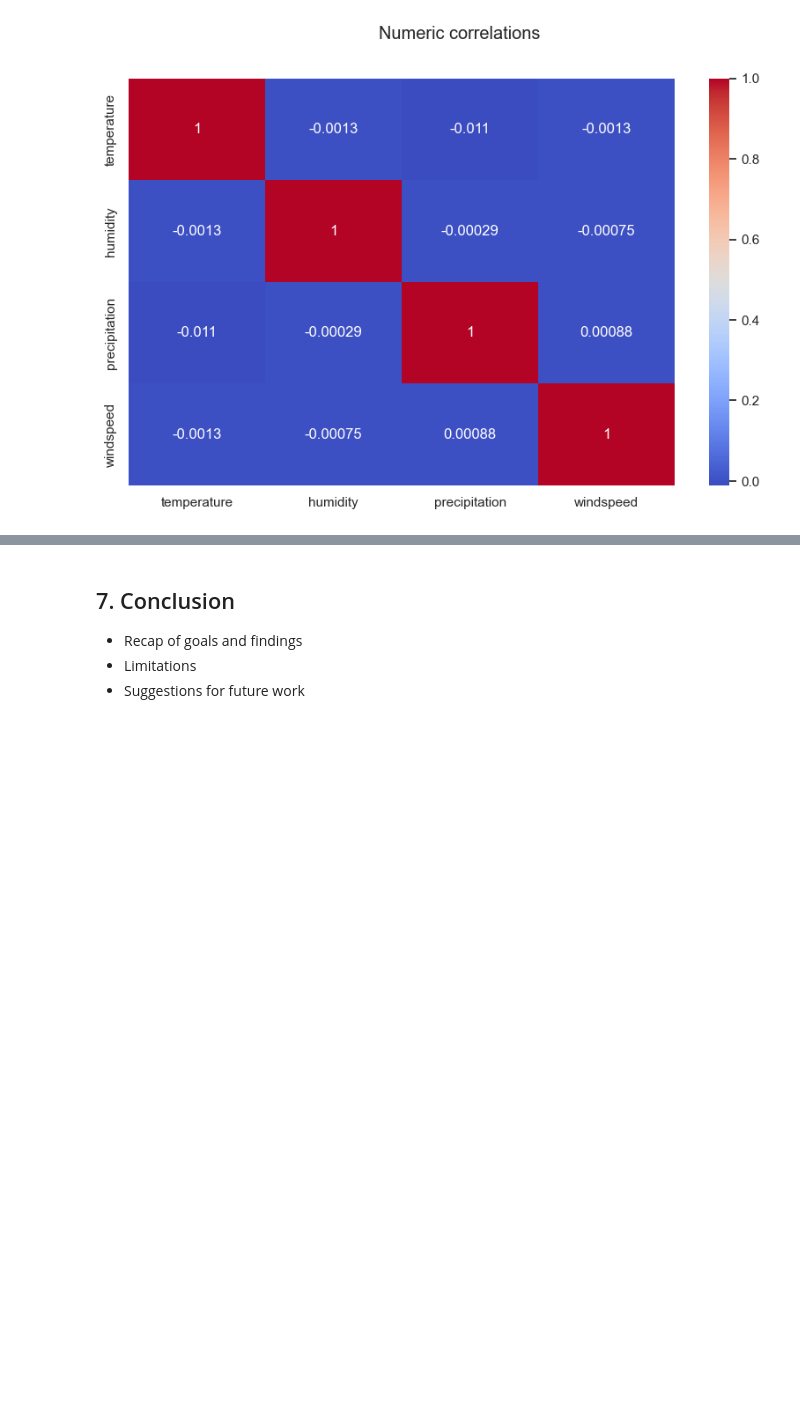
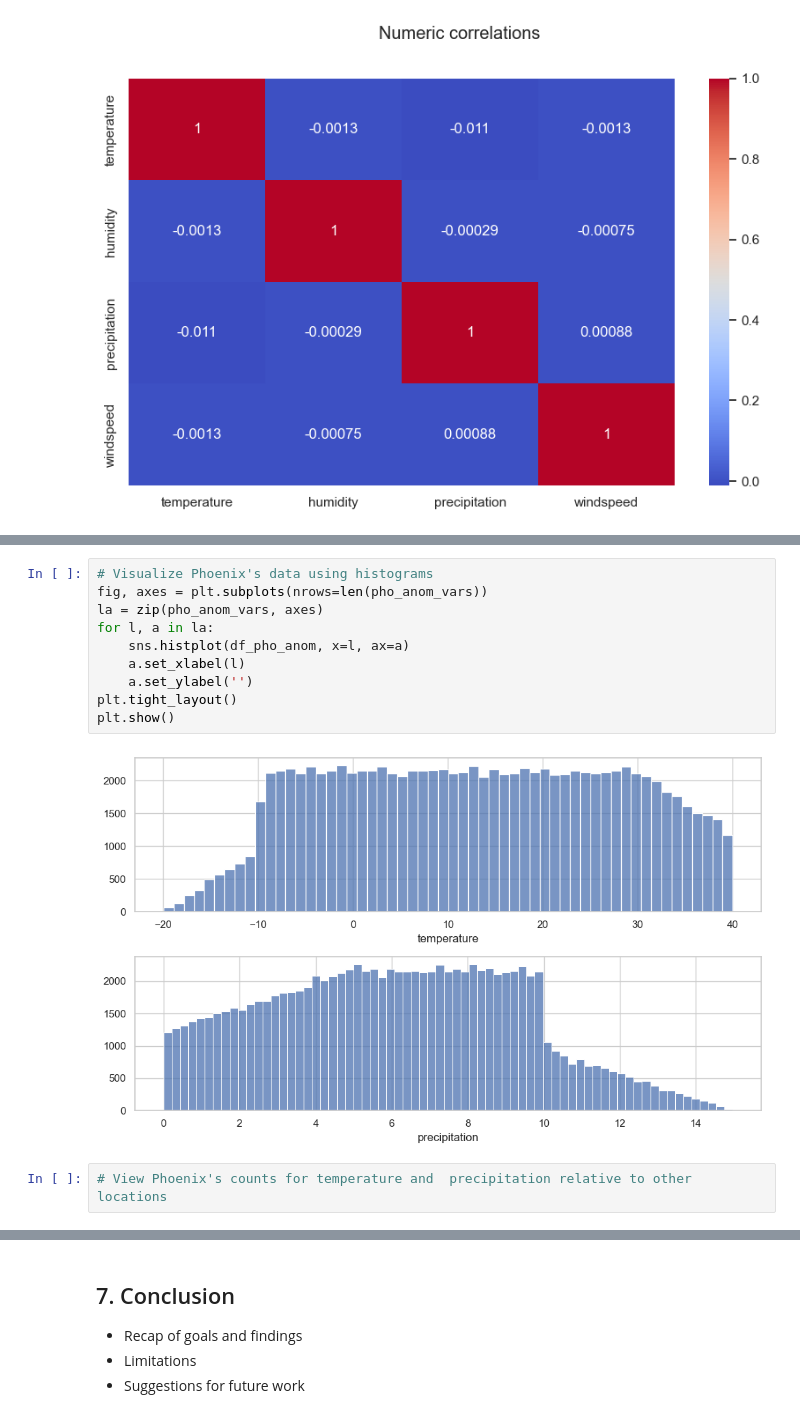
Before and after one commit to kozmik-moore/simple-weather-analysis, a Jupyter notebook: code/notebook.ipynb, the cells around one changed output, grey strips where cells are left out. Saved outputs shown, nothing was run; the diff lists cells and outputs as text; blank space fills up the shorter version.

```diff
--- a/code/notebook.ipynb
+++ b/code/notebook.ipynb
@@ -468,0 +506,14 @@ As with the monthly averages, the averages for time of day also cluster tightly
+# %%
+# Visualize Phoenix's data using histograms
+fig, axes = plt.subplots(nrows=len(pho_anom_vars))
+la = zip(pho_anom_vars, axes)
+for l, a in la:
+    sns.histplot(df_pho_anom, x=l, ax=a)
+    a.set_xlabel(l)
+    a.set_ylabel('')
+plt.tight_layout()
+plt.show()
+# %% [output]
+[figure, added]
+# %%
+# View Phoenix's counts for temperature and  precipitation relative to other locations
```
Also changed, not shown: parts of 25 cells of this notebook, 18 other files.
